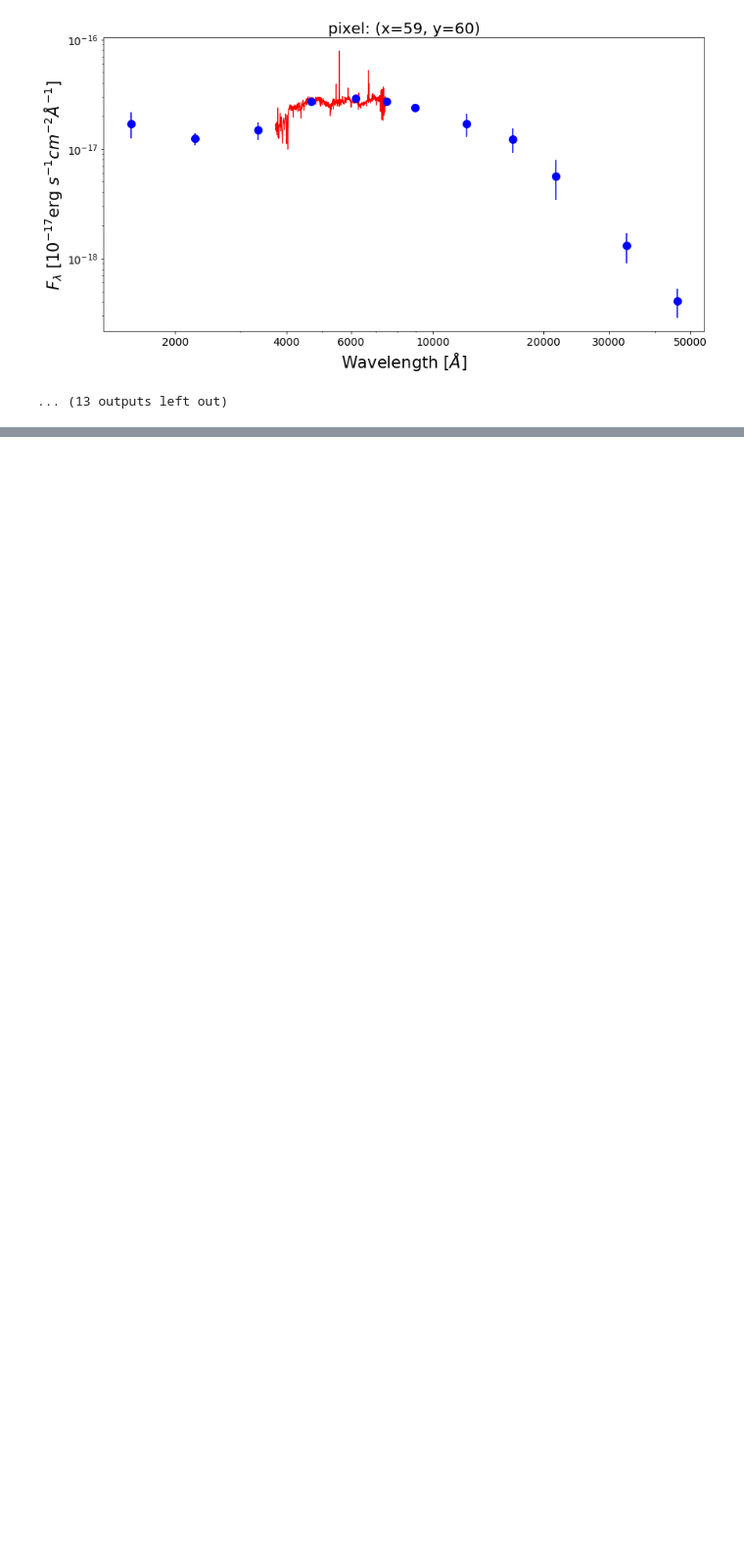
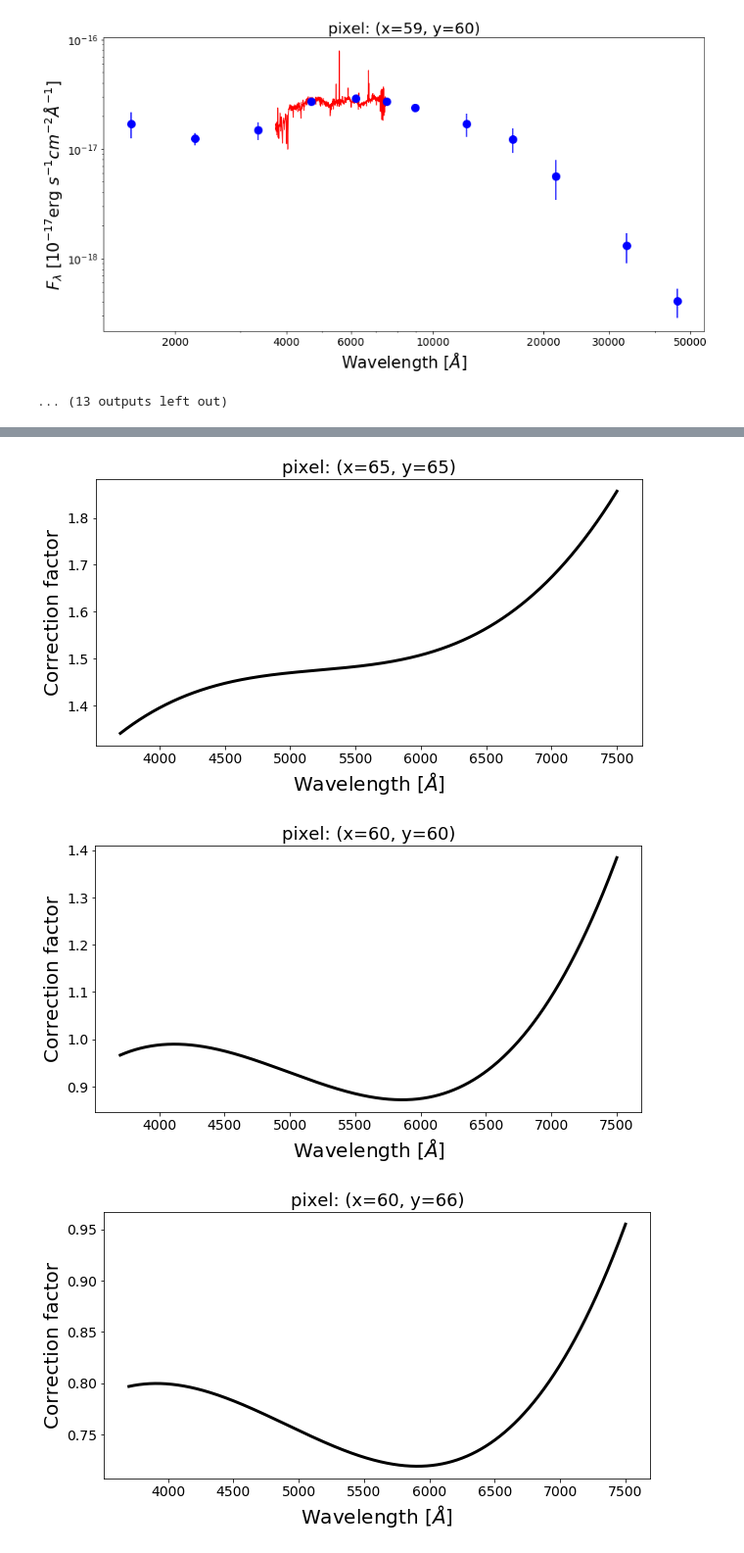
Before and after one commit to aabdurrouf/piXedfit, a Jupyter notebook: examples/FUVtoNIR_CALIFA/Step4_matching_img_ifs_part2.ipynb, the cells around one changed output, grey strips where cells are left out. Shown at 98% size. Saved outputs shown, nothing was run; the diff lists cells and outputs as text; code cells hidden in the pictures; blank space fills up the shorter version.

```diff
--- a/examples/FUVtoNIR_CALIFA/Step4_matching_img_ifs_part2.ipynb
+++ b/examples/FUVtoNIR_CALIFA/Step4_matching_img_ifs_part2.ipynb
@@ -163,0 +210,20 @@ for yy in range(58,63):
+# %%
+pix_x = [65, 60, 60]
+pix_y = [65, 60, 66]
+
+for ii in range(0,3):
+    xx, yy = pix_x[ii], pix_y[ii]
+
+    fig1 = plt.figure(figsize=(10,5))
+    f1 = plt.subplot()
+    plt.title("pixel: (x=%d, y=%d)" % (xx,yy), fontsize=18)
+    plt.setp(f1.get_yticklabels(), fontsize=14)
+    plt.setp(f1.get_xticklabels(), fontsize=14)
+    plt.xlabel(r'Wavelength $[\AA]$', fontsize=20)
+    plt.ylabel(r'Correction factor', fontsize=20)
+
+    plt.plot(wave, pix_corr_factor[yy][xx], lw=3.0, color='black')
+# %% [output]
+[figure, added]
+[figure, added]
+[figure, added]
```
Also changed, not shown: parts of 3 cells of this notebook, 2 other files.
